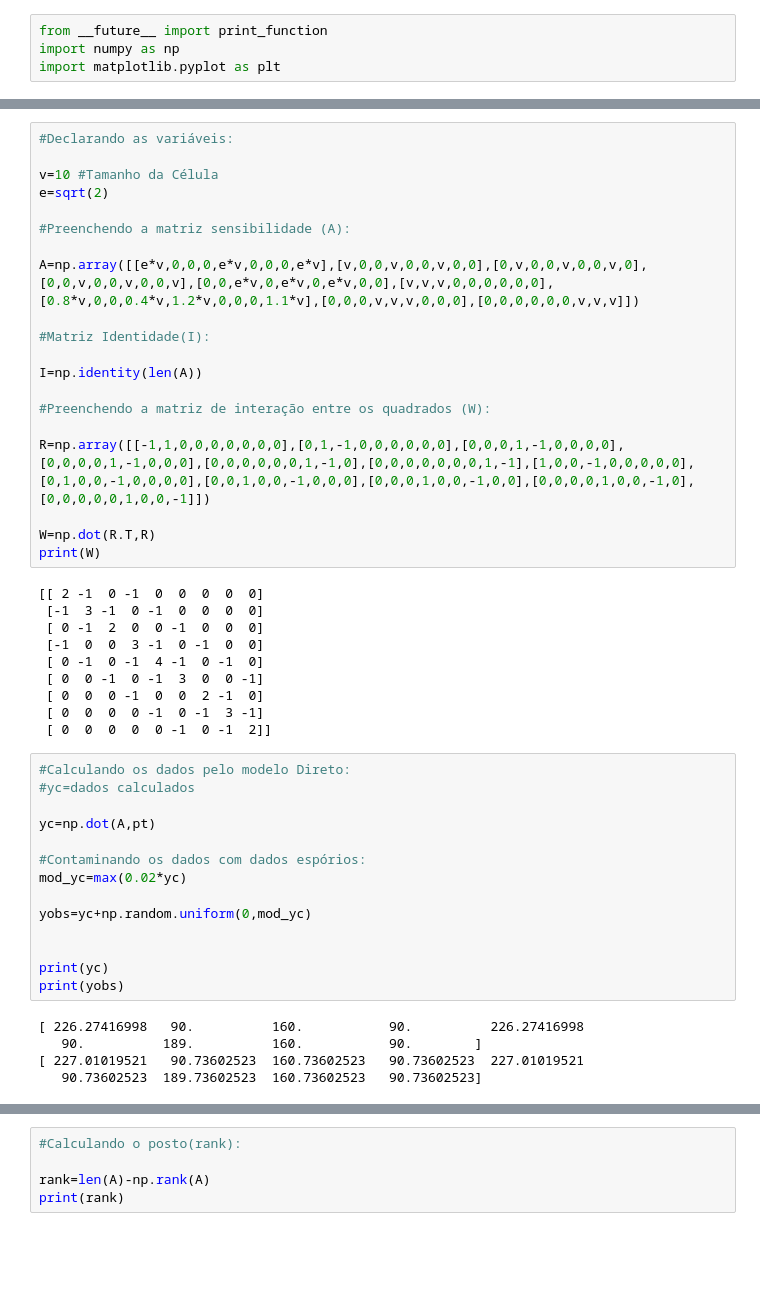
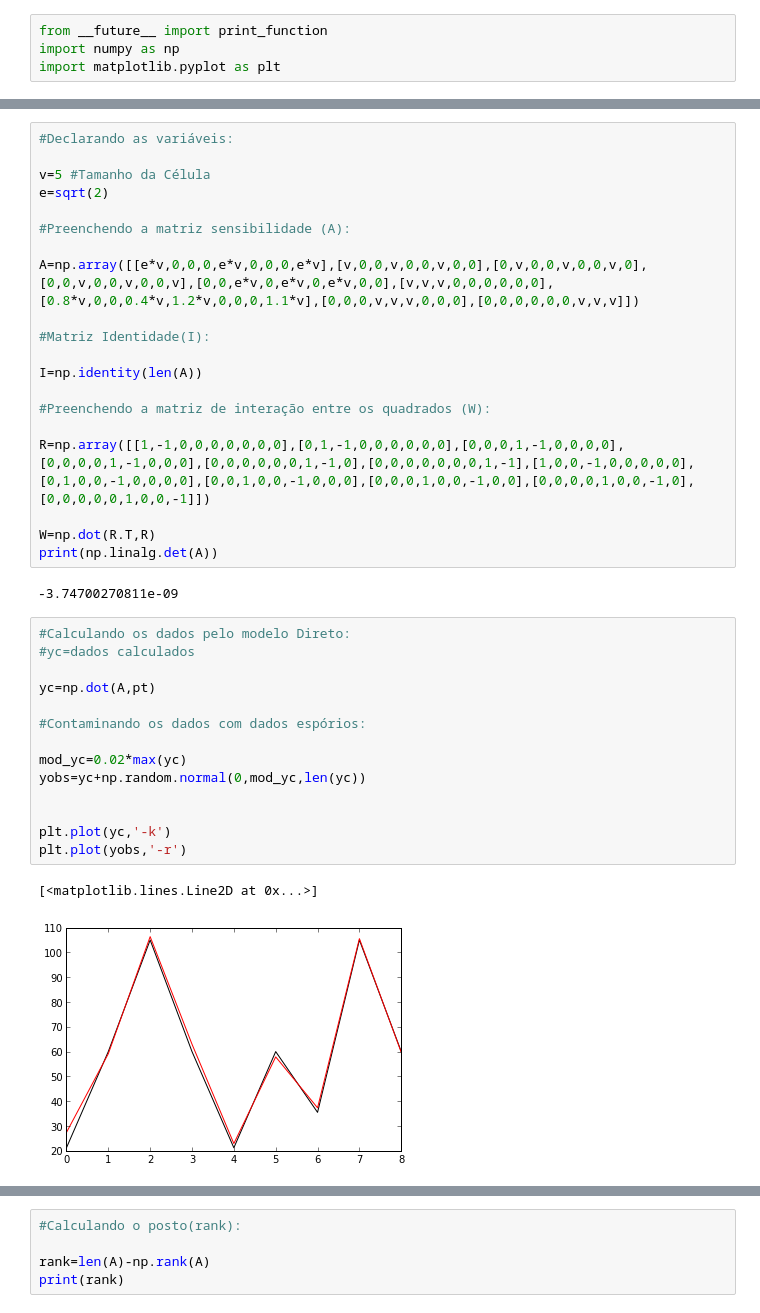
Before and after one commit to dIOGOLOC/cavalo, a Jupyter notebook: Projeto Tomografia.ipynb, the cells around one changed output, grey strips where cells are left out. Saved outputs shown, nothing was run; the diff lists cells and outputs as text; blank space fills up the shorter version.

```diff
--- a/Projeto Tomografia.ipynb
+++ b/Projeto Tomografia.ipynb
@@ -17,7 +17,7 @@ plt.pcolor(np.reshape(pt,(3,3)))
 # %%
 #Declarando as variáveis:
 
-v=10 #Tamanho da Célula
+v=5 #Tamanho da Célula
 e=sqrt(2)
 
 #Preenchendo a matriz sensibilidade (A):
@@ -30,39 +30,29 @@ I=np.identity(len(A))
 
 #Preenchendo a matriz de interação entre os quadrados (W):
 
-R=np.array([[-1,1,0,0,0,0,0,0,0],[0,1,-1,0,0,0,0,0,0],[0,0,0,1,-1,0,0,0,0],[0,0,0,0,1,-1,0,0,0],[0,0,0,0,0,0,1,-1,0],[0,0,0,0,0,0,0,1,-1],[1,0,0,-1,0,0,0,0,0],[0,1,0,0,-1,0,0,0,0],[0,0,1,0,0,-1,0,0,0],[0,0,0,1,0,0,-1,0,0],[0,0,0,0,1,0,0,-1,0],[0,0,0,0,0,1,0,0,-1]])
+R=np.array([[1,-1,0,0,0,0,0,0,0],[0,1,-1,0,0,0,0,0,0],[0,0,0,1,-1,0,0,0,0],[0,0,0,0,1,-1,0,0,0],[0,0,0,0,0,0,1,-1,0],[0,0,0,0,0,0,0,1,-1],[1,0,0,-1,0,0,0,0,0],[0,1,0,0,-1,0,0,0,0],[0,0,1,0,0,-1,0,0,0],[0,0,0,1,0,0,-1,0,0],[0,0,0,0,1,0,0,-1,0],[0,0,0,0,0,1,0,0,-1]])
 
 W=np.dot(R.T,R)
-print(W)
+print(np.linalg.det(A))
 # %% [output]
-[[ 2 -1  0 -1  0  0  0  0  0]
- [-1  3 -1  0 -1  0  0  0  0]
- [ 0 -1  2  0  0 -1  0  0  0]
- [-1  0  0  3 -1  0 -1  0  0]
- [ 0 -1  0 -1  4 -1  0 -1  0]
- [ 0  0 -1  0 -1  3  0  0 -1]
- [ 0  0  0 -1  0  0  2 -1  0]
- [ 0  0  0  0 -1  0 -1  3 -1]
- [ 0  0  0  0  0 -1  0 -1  2]]
+-3.74700270811e-09
 # %%
 #Calculando os dados pelo modelo Direto:
 #yc=dados calculados
 
 yc=np.dot(A,pt)
 
 #Contaminando os dados com dados espórios:
-mod_yc=max(0.02*yc)
 
-yobs=yc+np.random.uniform(0,mod_yc)
+mod_yc=0.02*max(yc)
+yobs=yc+np.random.normal(0,mod_yc,len(yc))
 
 
-print(yc)
-print(yobs)
+plt.plot(yc,'-k')
+plt.plot(yobs,'-r')
 # %% [output]
-[ 226.27416998   90.          160.           90.          226.27416998
-   90.          189.          160.           90.        ]
-[ 227.01019521   90.73602523  160.73602523   90.73602523  227.01019521
-   90.73602523  189.73602523  160.73602523   90.73602523]
+[<matplotlib.lines.Line2D at 0x...>]
+[figure, added]
 # %%
 #Contruindo os estimador para os métodos:
 #p=parâmetros
```
Also changed, not shown: parts of 10 cells of this notebook.
